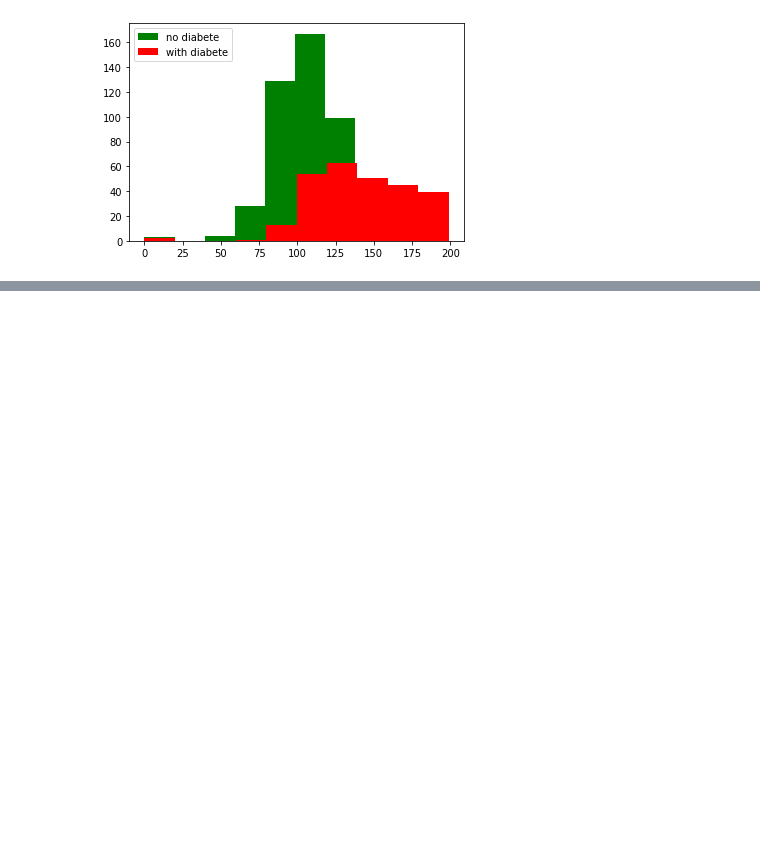
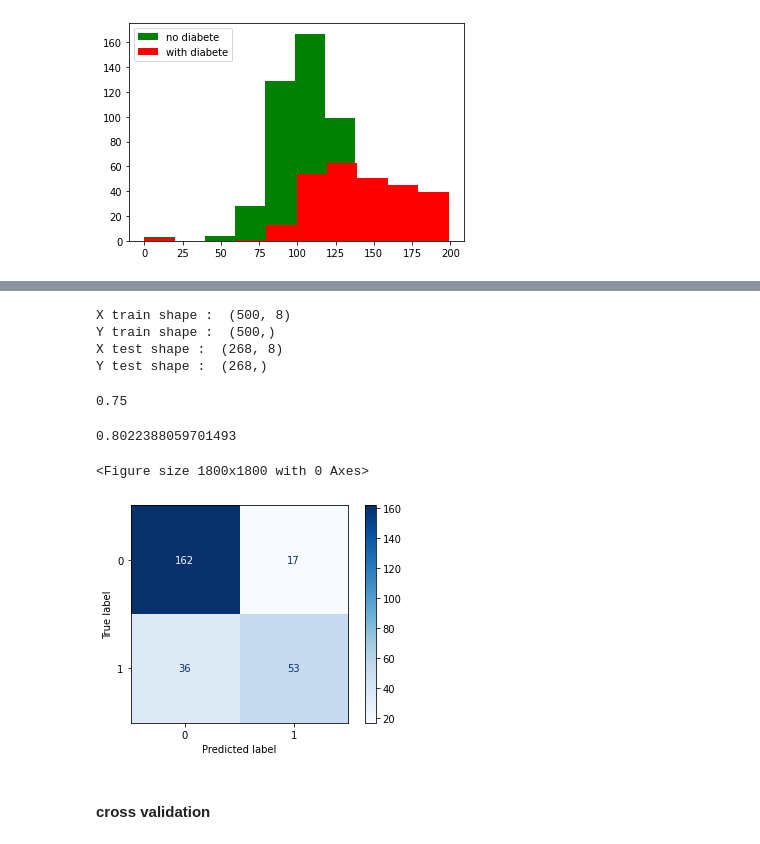
Before and after one commit to LucasColas/Machine-Learning-Analysis-of-Diabetes, a Jupyter notebook: Machine_Learning_Analysis_of_Diabetes.ipynb, the cells around one changed output, grey strips where cells are left out. Drawn from its saved outputs; the diff is of its cells as text; code cells hidden in the pictures; blank space fills up the shorter version.

Commit message:
Use and Analysis of Logistic Regression

```diff
--- a/Machine_Learning_Analysis_of_Diabetes.ipynb
+++ b/Machine_Learning_Analysis_of_Diabetes.ipynb
@@ -138,0 +154,42 @@ plt.show()
+# %%
+test_size = 268/X.shape[0]
+
+X_train, X_test, y_train, y_test = train_test_split(X, YR, test_size=test_size)
+# %%
+print("X train shape : ", X_train.shape)
+print("Y train shape : ", y_train.shape)
+
+print("X test shape : ", X_test.shape)
+print("Y test shape : ", y_test.shape)
+# %% [output]
+X train shape :  (500, 8)
+Y train shape :  (500,)
+X test shape :  (268, 8)
+Y test shape :  (268,)
+# %%
+LR = LogisticRegression(max_iter=1000).fit(X_train, y_train)
+# %%
+LR.score(X_train, y_train)
+# %% [output]
+0.75
+# %%
+LR.score(X_test, y_test)
+# %% [output]
+0.8022388059701493
+# %%
+plt.figure(figsize=(25,25))
+disp = ConfusionMatrixDisplay.from_estimator(
+        LR,
+        X_test,
+        y_test,
+        cmap=plt.cm.Blues,
+        normalize=None,
+    )
+
+
+plt.show()
+# %% [output]
+<Figure size 1800x1800 with 0 Axes>
+[figure, added]
+# %% [markdown]
+#### cross validation
```
Also changed, not shown: parts of 10 cells of this notebook.
